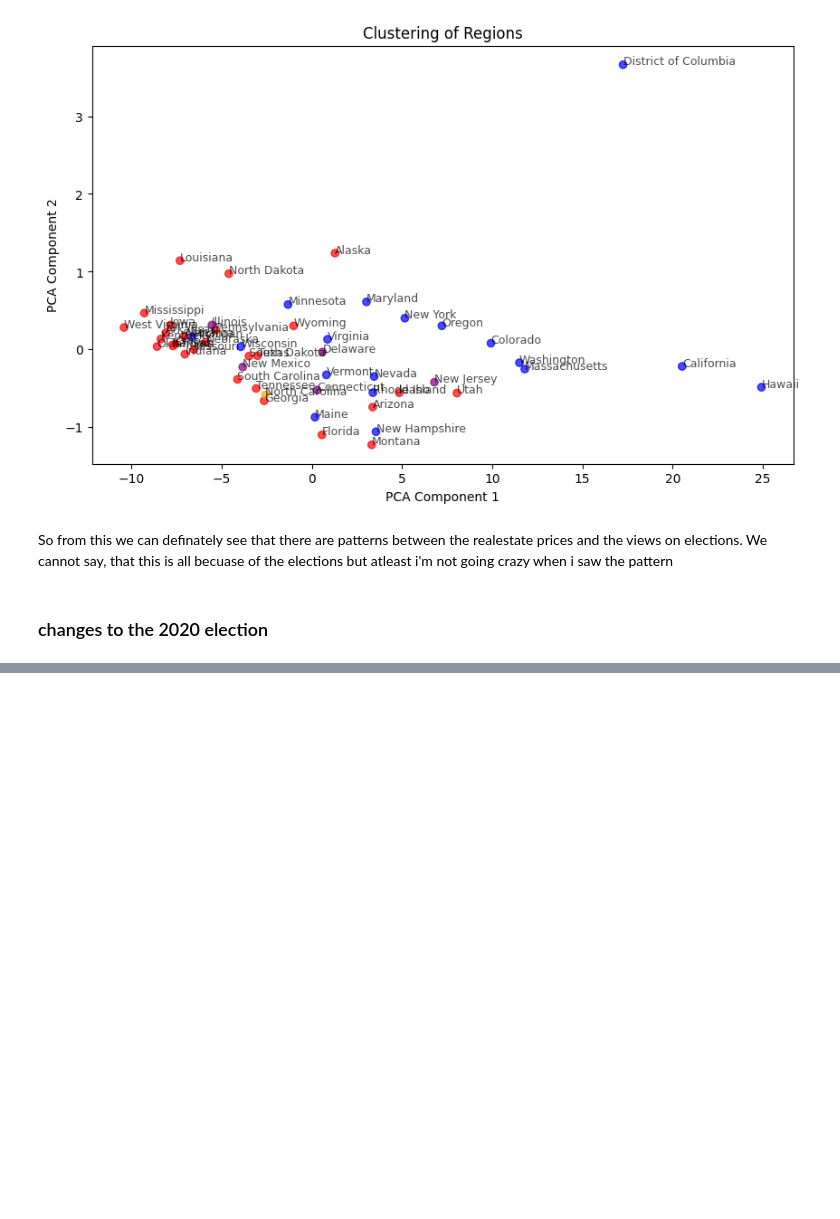
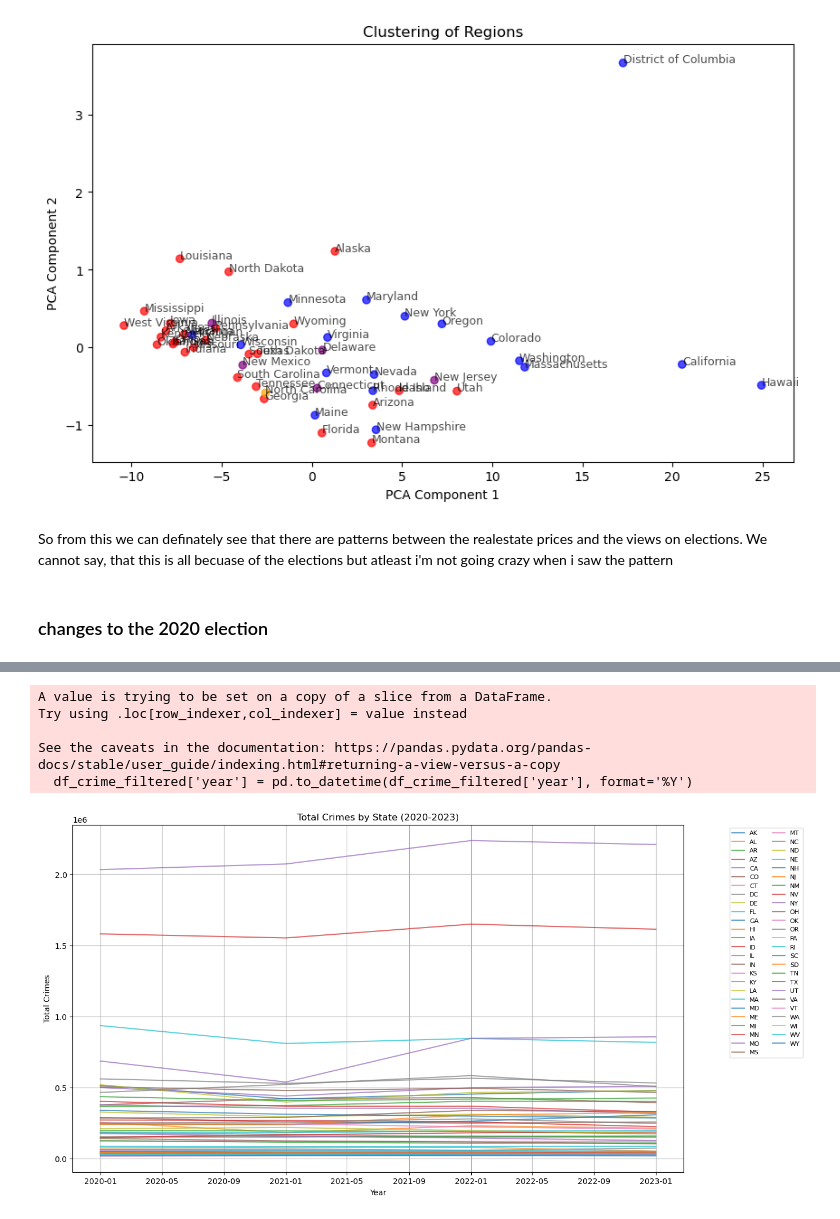
Before and after one commit to SahithKancharla/PersonalAutomations, a Jupyter notebook: RealEstateAnalysis/Research/app.ipynb, the cells around one changed output, grey strips where cells are left out. Drawn from its saved outputs; the diff is of its cells as text; code cells hidden in the pictures; blank space fills up the shorter version.

```diff
--- a/RealEstateAnalysis/Research/app.ipynb
+++ b/RealEstateAnalysis/Research/app.ipynb
@@ -322,0 +469,42 @@ plt.show()
+# %%
+import matplotlib.pyplot as plt
+
+# Drop rows where 'state' or 'state_abbreviation' is missing
+df_crime_filtered = df_crime.dropna(subset=['state_abbr'])
+
+# Ensure the 'year' column is in integer format for filtering
+df_crime_filtered['year'] = pd.to_datetime(df_crime_filtered['year'], format='%Y')
+
+# Filter data for years from 2020 to 2023
+df_filtered_years = df_crime_filtered[(df_crime_filtered['year'].dt.year >= 2020) &
+                                      (df_crime_filtered['year'].dt.year <= 2023)]
+
+
+# Group by state and year to sum total crimes per state per year
+df_statewise = df_filtered_years.groupby(['year', 'state_abbr'])['Total_Crimes'].sum().reset_index()
+
+
+# Plot
+plt.figure(figsize=(14, 8))
+
+# Loop through each state and plot its trend
+for state in df_statewise['state_abbr'].unique():
+    state_data = df_statewise[df_statewise['state_abbr'] == state]
+    plt.plot(state_data['year'], state_data['Total_Crimes'], label=state, alpha=0.7)
+
+# Set title and labels
+plt.title("Total Crimes by State (2020-2023)")
+plt.xlabel("Year")
+plt.ylabel("Total Crimes")
+plt.legend(loc='upper right', bbox_to_anchor=(1.2, 1), ncol=2, fontsize=8)  # Adjust legend position
+plt.grid(True)
+
+# Show plot
+plt.show()
+# %% [output]
+A value is trying to be set on a copy of a slice from a DataFrame.
+Try using .loc[row_indexer,col_indexer] = value instead
+
+See the caveats in the documentation: https://pandas.pydata.org/pandas-docs/stable/user_guide/indexing.html#returning-a-view-versus-a-copy
+  df_crime_filtered['year'] = pd.to_datetime(df_crime_filtered['year'], format='%Y')
+[figure, added]
```
Also changed, not shown: parts of 23 cells of this notebook, 3 other files.
